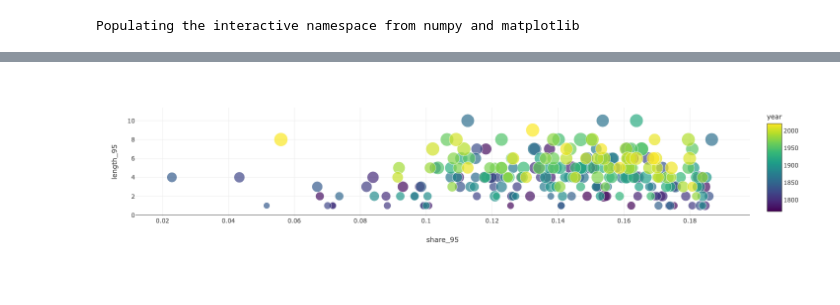
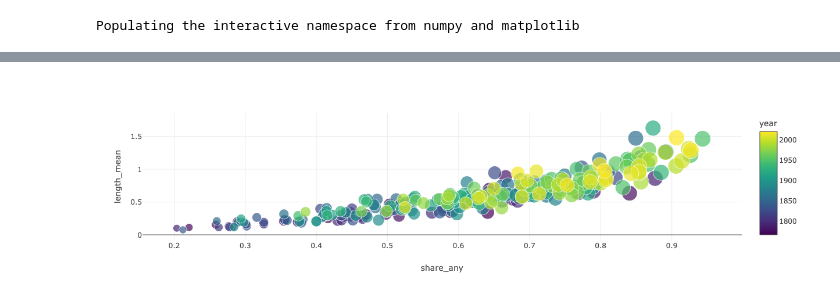
Before and after one commit to cojacoo/hydropedology_lab, a Jupyter notebook: drought_lecture/drought.ipynb, the cells around one changed output, grey strips where cells are left out. Saved outputs shown, nothing was run; the diff lists cells and outputs as text; code cells hidden in the pictures.

```diff
--- a/drought_lecture/drought.ipynb
+++ b/drought_lecture/drought.ipynb
@@ -54,0 +95,3 @@ fig.show()
+# %%
+i=-10
+(smi.SMI[i].to_dataframe().dropna().SMI<0.2).sum()/2540.
@@ -86,6 +154,6 @@ for i in np.arange(len(drought1)):
 # %%
 drought1['bubble_size'] = drought1.share_any*0.002
 drought1['year'] = drought1.index.year
-px.scatter(drought1.astype(float), x='share_95', y='length_95',size='bubble_size', color='year', template='none')
+px.scatter(drought1.astype(float), x='share_any', y='length_mean',size='bubble_size', color='year', template='none')
 # %% [output]
-[figure, old version]
+[figure, new version]
```
Also changed, not shown: parts of 20 cells of this notebook.
